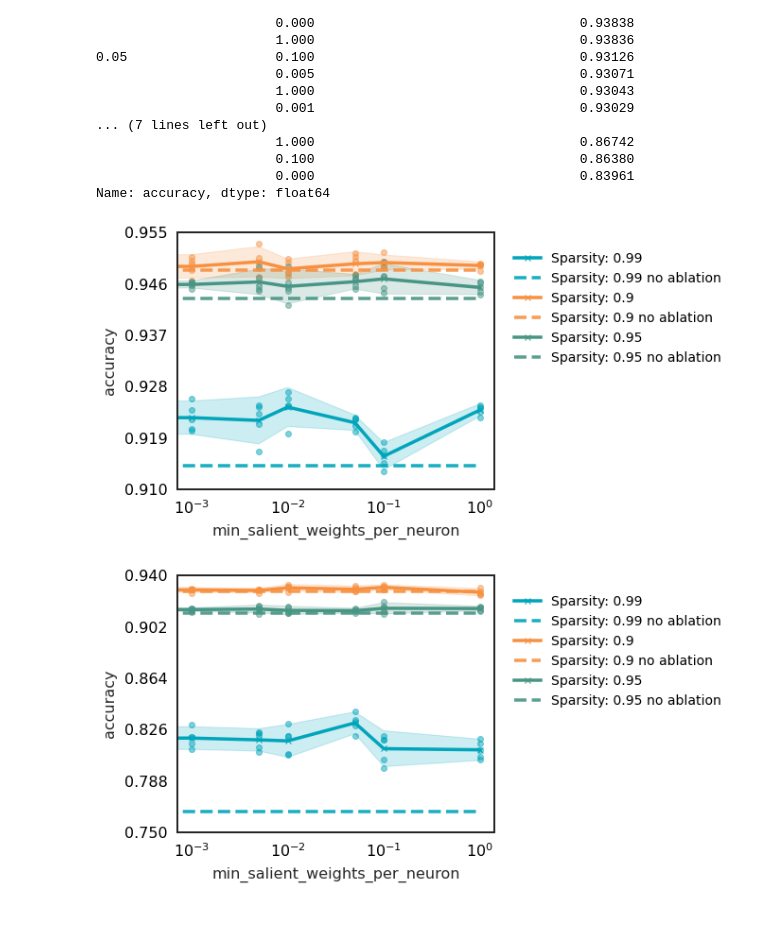
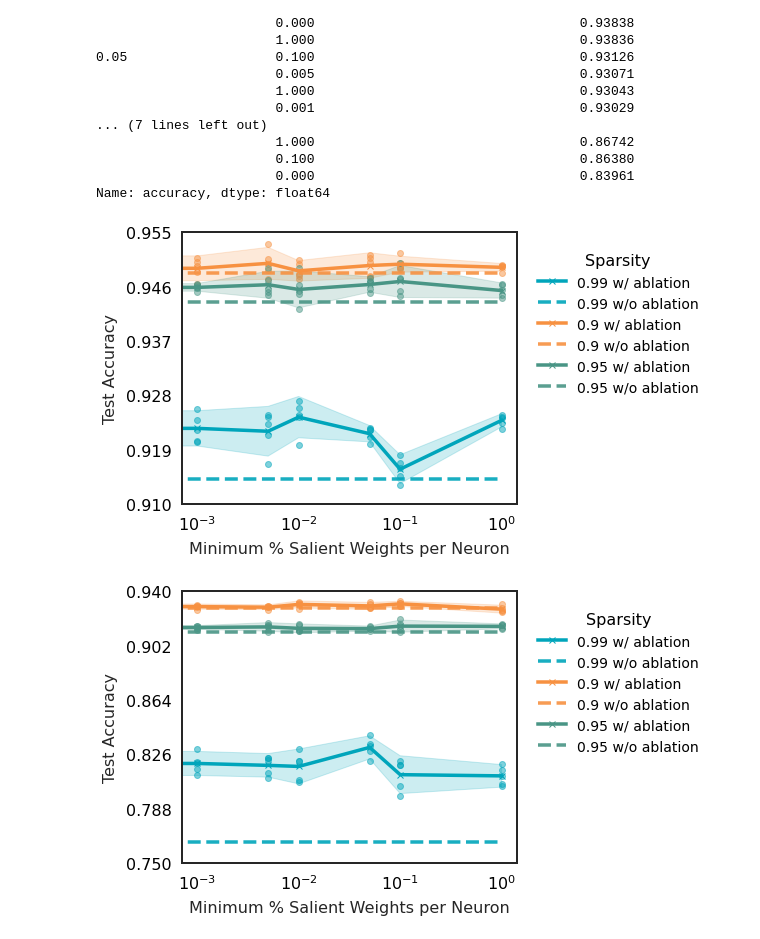
Before and after one commit to calgaryml/condensed-sparsity, a Jupyter notebook: notebooks/final_results.ipynb, the cells around one changed output. Saved outputs shown, nothing was run; the diff lists cells and outputs as text; code cells hidden in the pictures.

Commit message:
updated final results plotting

```diff
--- a/notebooks/final_results.ipynb
+++ b/notebooks/final_results.ipynb
@@ -71,0 +67,3 @@ imagenet = imagenet.loc[imagenet["sweep_id"]=="aw7o7hz7"]
+# %%
+for this_df in [resnet18, wide_resnet22, imagenet]:
+    print(len(this_df))
@@ -200,16 +235,8 @@ old_resnet18_runs = ['1wpb02dh',
 # %%
 resnet18 = model_state_filter(df)
 resnet18 = get_model_name_filter(resnet18, "resnet18")
-other_runs = []
 sparsities = [0.20,0.30,0.40,0.50]
-# for s in sparsities:
-    # other_runs.extend(
-    #     resnet18.loc[
-    #         (resnet18["rigl.const_fan_in"]==True) & \
-    #         (resnet18["rigl.dense_allocation"] == s) & \
-    #         (resnet18["sweep_id"]=="uw4nrruy")
-    #     ].index.to_list()
-    # )
+
 
 new_high_sparse_ids = resnet18.loc[
     (resnet18["rigl.const_fan_in"]==True) & \
@@ -225,12 +252,23 @@ for s in [0.01, 0.05, 0.1, 0.2, 0.3 ,0.4, 0.5]:
         resnet18.loc[
             (resnet18["rigl.const_fan_in"]==False) & \
             (resnet18["rigl.dense_allocation"] == s) & \
-            (resnet18["name"].str.contains("resnet18_cifar10_sweep_"))
+            (resnet18["sweep_id"]=="a2uywunn")
+        ].index.to_list()
+    )
+
+resnet18_no_ablation_ids=[]
+for s in [0.01, 0.05, 0.1, 0.2, 0.3 ,0.4, 0.5]:
+    resnet18_no_ablation_ids.extend(
+        resnet18.loc[
+            (resnet18["rigl.const_fan_in"]==True) & \
+            (resnet18["rigl.dense_allocation"] == s) & \
+            (resnet18["sweep_id"]=="4hsfzsa9")  # TODO -> Rerun with sparse init
         ].index.to_list()
     )
 
 print(df.loc[vanilla_ids].groupby("rigl.dense_allocation").count()['accuracy'])
 print(df.loc[new_high_sparse_ids].groupby("rigl.dense_allocation").count()['accuracy'])
+print(df.loc[resnet18_no_ablation_ids].groupby("rigl.dense_allocation").count()['accuracy'])
 # print(df.loc[other_runs].groupby("rigl.dense_allocation").count()['accuracy'])
 # %% [output]
 rigl.dense_allocation
@@ -252,6 +289,6 @@ rigl.dense_allocation
 0.50    5
 Name: accuracy, dtype: int64
 # %%
-resnet_ids = vanilla_ids + new_high_sparse_ids + other_runs
+resnet_ids = vanilla_ids + new_high_sparse_ids + resnet18_no_ablation_ids
 len(resnet_ids)
 # %% [output]
@@ -396,3 +446,7 @@ with open("plt_plot_style.mplstyle", "w") as handle:
   handle.write(style)
 
 plt.style.use("./plt_plot_style.mplstyle")
+# %%
+plot_df = df.loc[resnet_ids]
+for idx, (fan_in, dynamic_ablation) in enumerate(plot_df.groupby(["rigl.const_fan_in", "rigl.dynamic_ablation"], dropna=False).count().index.unique()):
+    print(idx, fan_in, dynamic_ablation)
@@ -763,7 +763,7 @@ def plot_min_salient_sweep(df, model_name="", ylim=[0.9,1.0], xlim=[0.49,1.0]):
 
 
     for idx, sparsity in enumerate(df["sparsity"].unique()):
-        name=f"Sparsity: {sparsity}"
+        name=f"{sparsity} w/ ablation"
         df_slice = df.loc[df["sparsity"] == sparsity]
         agg_results = get_confidence_bounds_df(df_slice, target_col=_TARGET_COL, x_col=x_col)
         ax.plot(
@@ -778,35 +778,36 @@ def plot_min_salient_sweep(df, model_name="", ylim=[0.9,1.0], xlim=[0.49,1.0]):
         )
         ax.scatter(
             df_slice[x_col], df_slice[_TARGET_COL], marker='o', color=colors[idx], alpha=0.5
         )
         benchmark_val = df_slice.loc[df_slice[x_col]==0]["accuracy"].mean()
-        ax.plot(xlim, [benchmark_val, benchmark_val], "--",  label=f"Sparsity: {sparsity} no ablation", color=colors[idx], alpha=0.9)
+        ax.plot(xlim, [benchmark_val, benchmark_val], "--",  label=f"{sparsity} w/o ablation", color=colors[idx], alpha=0.9)
 
-    plt.xlabel('min_salient_weights_per_neuron')
-    plt.ylabel('accuracy')
+    plt.xlabel('Minimum % Salient Weights per Neuron')
+    plt.ylabel('Test Accuracy')
     handles, labels = ax.get_legend_handles_labels()
     ax.legend(handles, labels)
     ax.legend(bbox_to_anchor=(1,1))
+    ax.get_legend().set_title("Sparsity")
     ax.set_ylim(ylim)
     # ax.set_xlim(xlim)
     ax.set_xscale("log")
     tick_spaces=5
     y_tick_eps = (max(ylim) - min(ylim))/tick_spaces
     y_ticks = [min(ylim)+y_tick_eps*x for x in range(tick_spaces+1)]
     ax.set_yticks(y_ticks)
     fig.savefig(f"{model_name}_salient_sweep.png", dpi=600, bbox_inches="tight")
     fig.savefig(f"{model_name}_salient_sweep.svg",format="svg", bbox_inches="tight")
     return fig
 
 
 min_salient_sweep_id = "hgqc3joo"
 min_sal_df = df.loc[df["sweep_id"]==min_salient_sweep_id]
 # min_sal_df["rigl.min_salient_weights_per_neuron"]
 # for model_name in ['resnet18', 'wide_resnet22']:
 fig = plot_min_salient_sweep(min_sal_df.loc[min_sal_df["model"]=="resnet18"], model_name="resnet18", ylim=[0.91,0.955], xlim=[0,1])
 fig.show()
 fig = plot_min_salient_sweep(min_sal_df.loc[min_sal_df["model"]=="wide_resnet22"], model_name="wide_resnet22", ylim=[0.75,0.94], xlim=[0,1])
 fig.show()
 # %% [output]
-[figure, old version]
+[figure, new version]
-[figure, old version]
+[figure, new version]
```
Also changed, not shown: parts of 18 cells of this notebook.
